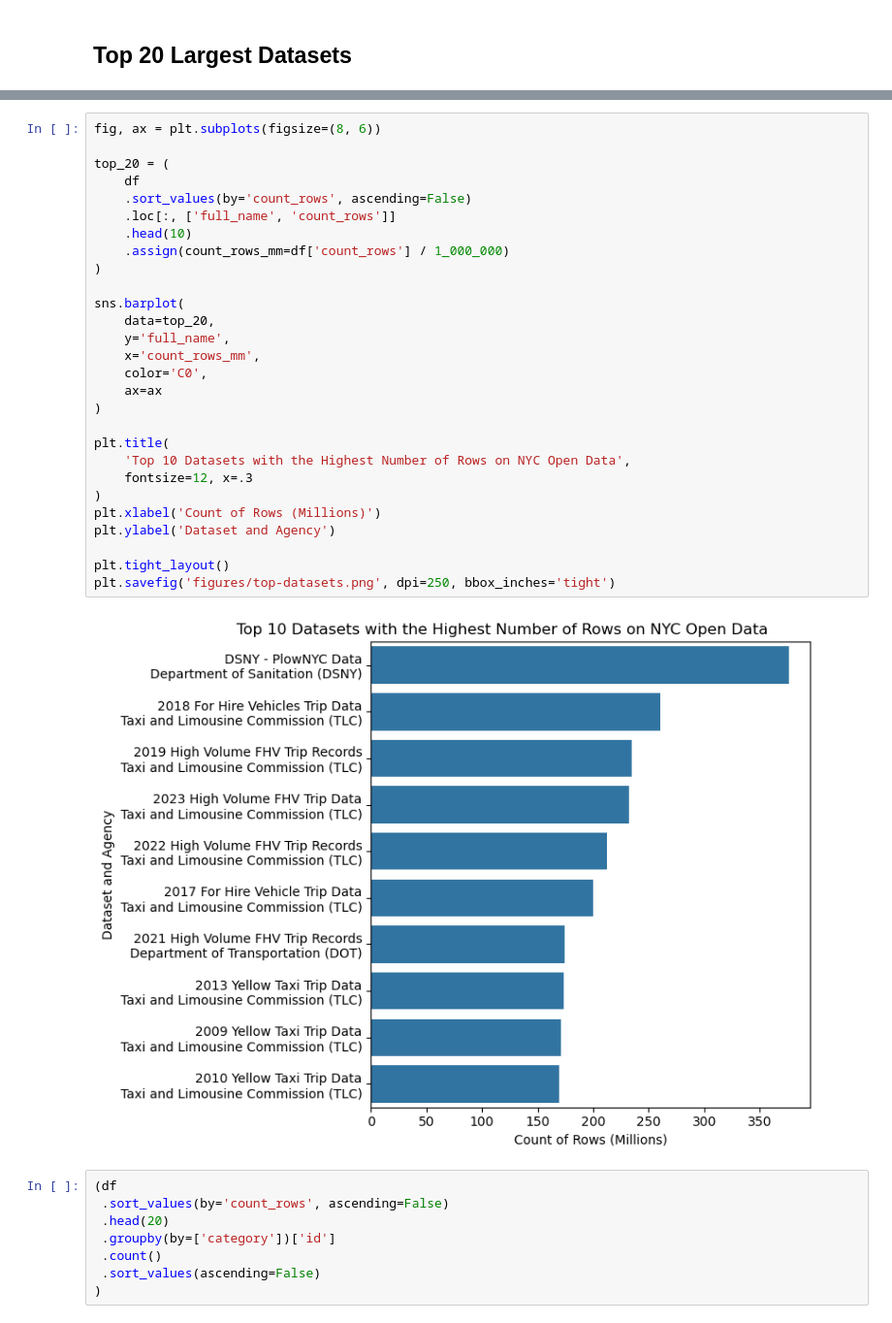
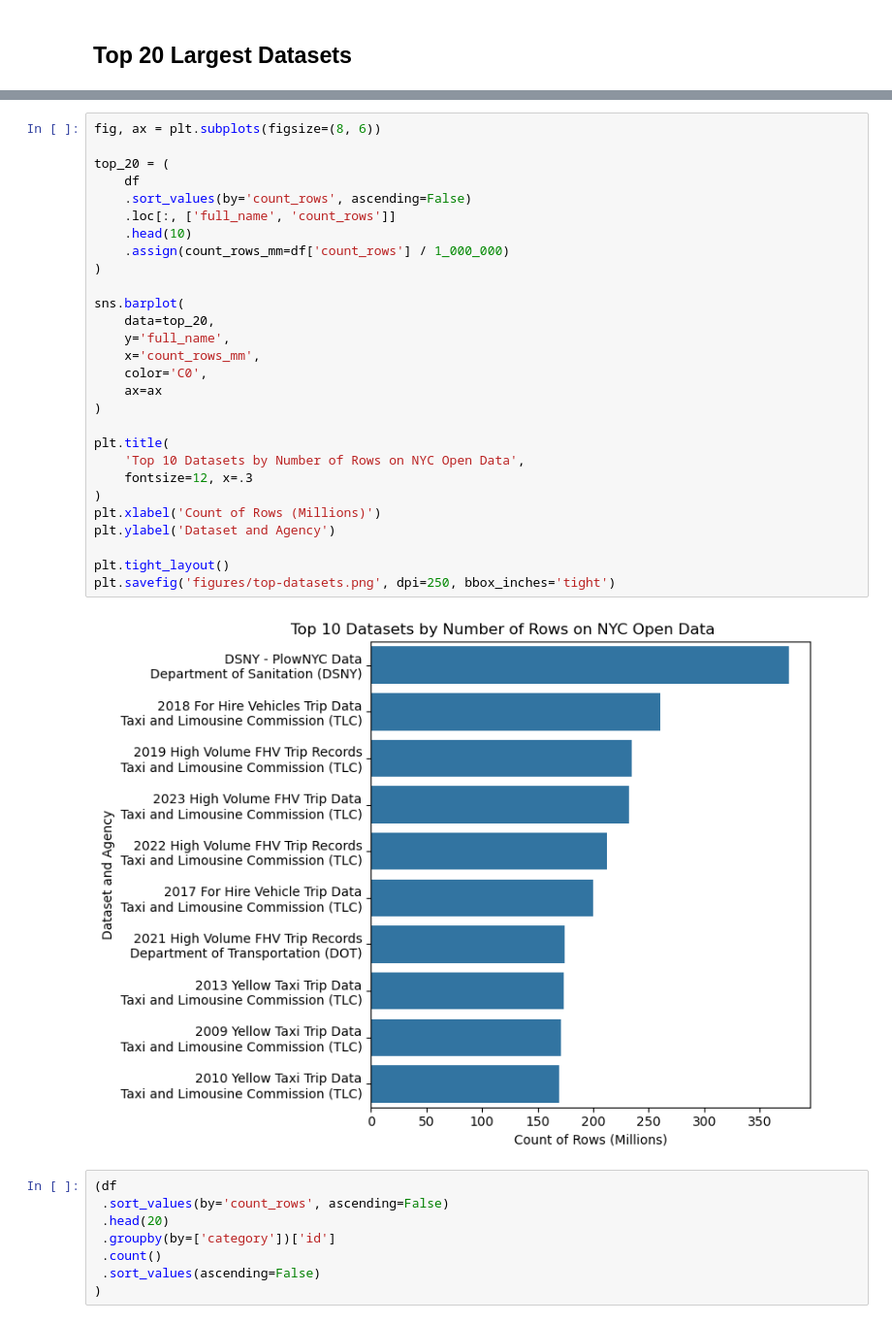
Before and after one commit to mebauer/nyc-open-bigdata, a Jupyter notebook: analysis.ipynb, the cells around one changed output, grey strips where cells are left out. Shown at 97% size. Saved outputs shown, nothing was run; the diff lists cells and outputs as text.

```diff
--- a/analysis.ipynb
+++ b/analysis.ipynb
@@ -298,33 +298,33 @@ print(print_df.to_markdown(index=False))
 # %%
 fig, ax = plt.subplots(figsize=(8, 6))
 
 top_20 = (
     df
     .sort_values(by='count_rows', ascending=False)
     .loc[:, ['full_name', 'count_rows']]
     .head(10)
     .assign(count_rows_mm=df['count_rows'] / 1_000_000)
 )
 
 sns.barplot(
     data=top_20,
     y='full_name',
     x='count_rows_mm',
     color='C0',
     ax=ax
 )
 
 plt.title(
-    'Top 10 Datasets with the Highest Number of Rows on NYC Open Data',
+    'Top 10 Datasets by Number of Rows on NYC Open Data',
     fontsize=12, x=.3
 )
 plt.xlabel('Count of Rows (Millions)')
 plt.ylabel('Dataset and Agency')
 
 plt.tight_layout()
 plt.savefig('figures/top-datasets.png', dpi=250, bbox_inches='tight')
 # %% [output]
-[figure, old version]
+[figure, new version]
 # %%
 (df
  .sort_values(by='count_rows', ascending=False)
```
Also changed, not shown: parts of 28 cells of this notebook, 5 other files.
